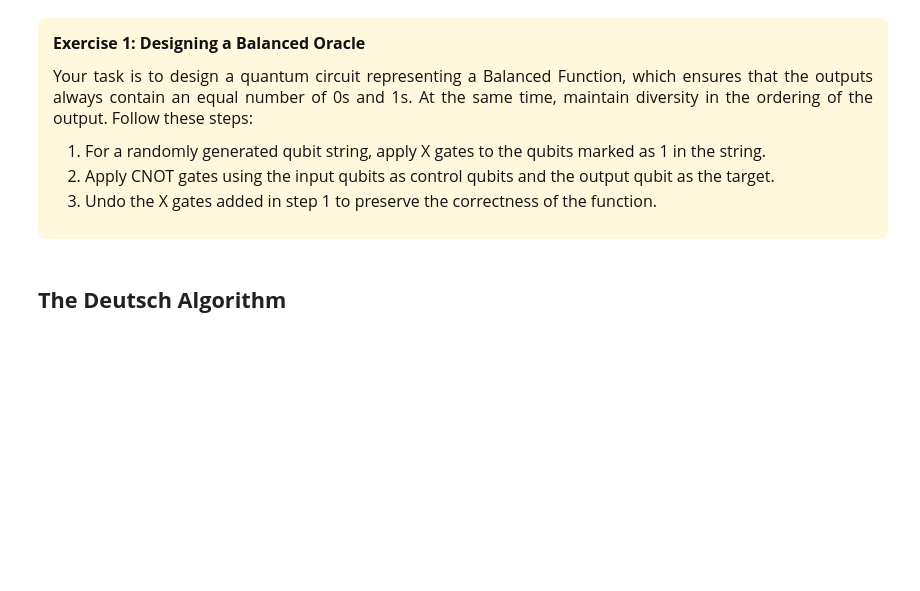
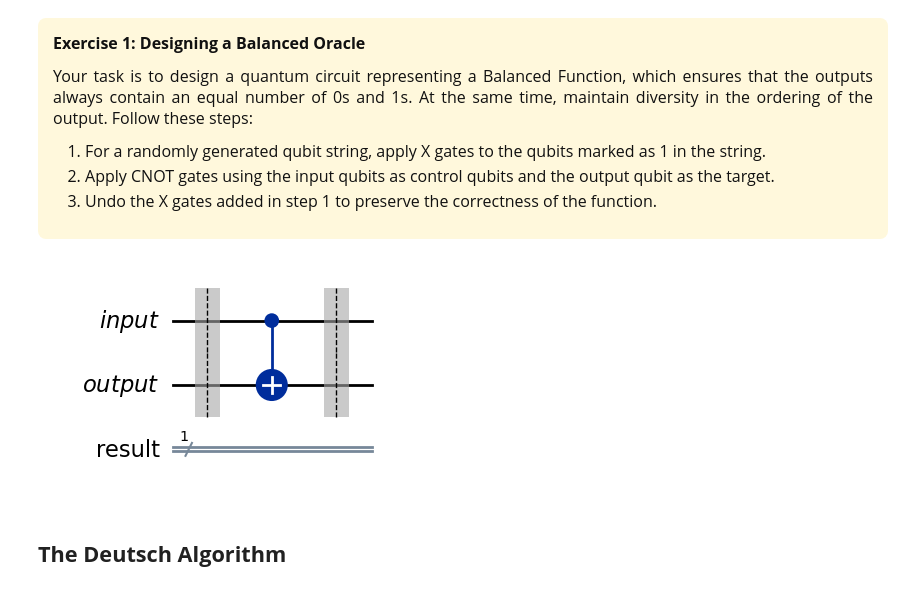
Before and after one commit to hoaiocom/rmit-qss-2026, a Jupyter notebook: tutorial/Tutorial-Deutsch-Algo.ipynb, the cells around one changed output. Saved outputs shown, nothing was run; the diff lists cells and outputs as text; code cells hidden in the pictures; blank space fills up the shorter version.

Commit message:
Simplified balanced example

```diff
--- a/tutorial/Tutorial-Deutsch-Algo.ipynb
+++ b/tutorial/Tutorial-Deutsch-Algo.ipynb
@@ -73,11 +75,10 @@ The algorithm uses one oracle call to distinguish constant vs balanced.
 # %% [markdown]
 ## **Designing Constant and Balanced Functions**
 # %%
-# Deutsch algorithm: 1 input qubit, 1 output qubit
-n_input = 1
-qreg_input = QuantumRegister(n_input, name="input")
+# Deutsch algorithm: 1 input qubit, 1 output qubit, 1 classical bit
+qreg_input = QuantumRegister(1, name="input")
 qreg_output = QuantumRegister(1, name="output")
-creg = ClassicalRegister(n_input, name="result")
+creg = ClassicalRegister(1, name="result")
 # %% [markdown]
 ### **Constant Oracle**
 # %%
@@ -115,35 +113,18 @@ Your task is to design a quantum circuit representing a Balanced Function, which
 # %%
 balanced_oracle = QuantumCircuit(qreg_input, qreg_output, creg)
 
 balanced_oracle.barrier()
 
 ### WRITE YOUR CODE BELOW THIS CELL ###
 
-# Loop through the elements of the qubit string
-for i, bit in enumerate(qstr[::-1]):
-    # Apply an X gate if the current qubit is 1
-    if bit == '1':
-        # Perform the X gate
-        balanced_oracle.x(qreg_input[i])
-
-# Loop over the input qubits
-for i in range(len(qreg_input)):
-    # Apply a CNOT gate with the input qubit as control and the output qubit as target
-    balanced_oracle.cx(qreg_input[i], qreg_output[0])
-
-# Add a barrier to make the circuit easier to visualize
-balanced_oracle.barrier()
-# Loop through the elements of the qubit string
-for i, bit in enumerate(qstr[::-1]):
-    # Apply an X gate if the current qubit is 1
-    if bit == '1':
-        # Apply X gates to reset the input qubits to their original state
-        balanced_oracle.x(qreg_input[i])
+balanced_oracle.cx(qreg_input[0], qreg_output[0])
 
 ### YOUR CODE FINISHES HERE ###
 balanced_oracle.barrier()
 
 balanced_oracle.draw('mpl')
+# %% [output]
+[figure, added]
 # %% [markdown]
 ## **The Deutsch Algorithm**
 # %% [markdown]
```
Also changed, not shown: parts of 9 cells of this notebook.
